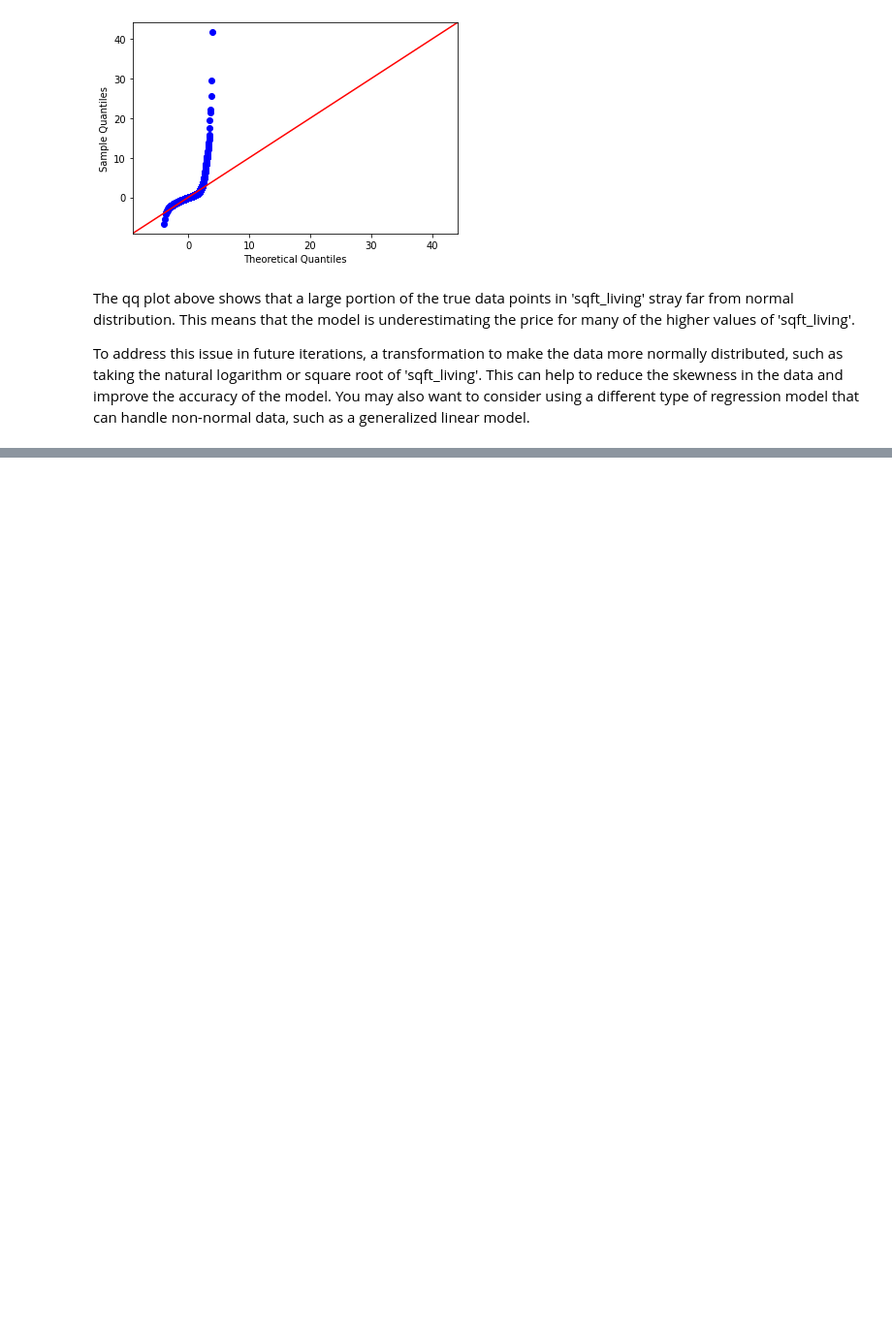
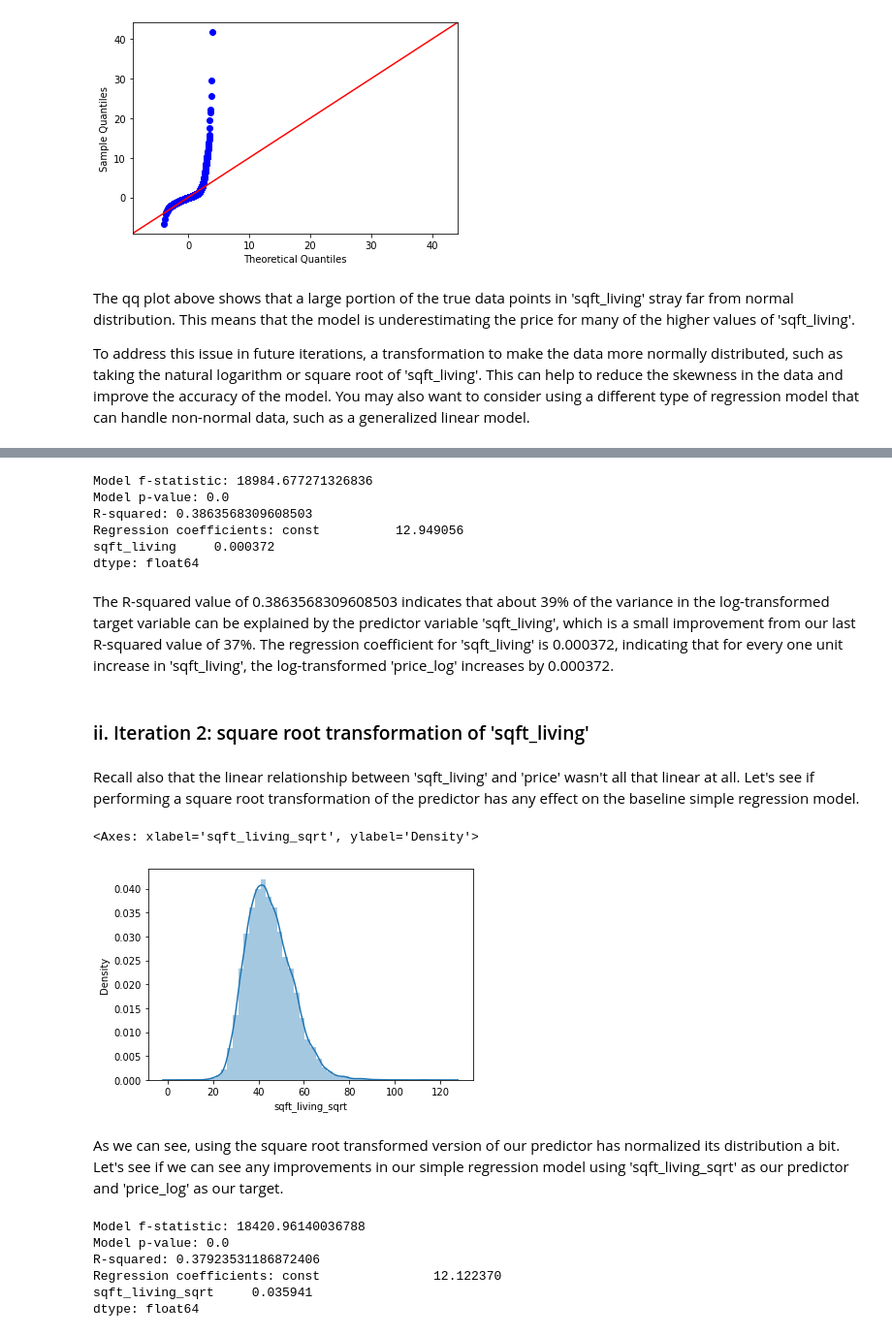
Before and after one commit to madelinebirch/PROJECT_Multiple_Linear_Regression, a Jupyter notebook: Untitled.ipynb, the cells around one changed output, grey strips where cells are left out. Shown at 97% size. Drawn from its saved outputs; the diff is of its cells as text; code cells hidden in the pictures; blank space fills up the shorter version.

```diff
--- a/Untitled.ipynb
+++ b/Untitled.ipynb
@@ -348,0 +389,29 @@ To address this issue in future iterations, a transformation to make the data mo
+# %%
+print('Model f-statistic:', second_results.fvalue)
+print('Model p-value:', second_results.f_pvalue)
+print('R-squared:', second_results.rsquared)
+print( 'Regression coefficients:', second_results.params)
+# %% [output]
+Model f-statistic: 18984.677271326836
+Model p-value: 0.0
+R-squared: 0.3863568309608503
+Regression coefficients: const          12.949056
+sqft_living     0.000372
+dtype: float64
+# %% [markdown]
+The R-squared value of 0.3863568309608503 indicates that about 39% of the variance in the log-transformed target variable can be explained by the predictor variable 'sqft_living', which is a small improvement from our last R-squared value of 37%. The regression coefficient for 'sqft_living' is 0.000372, indicating that for every one unit increase in 'sqft_living', the log-transformed 'price_log' increases by 0.000372.
+# %% [markdown]
+### ii. Iteration 2: square root transformation of 'sqft_living'
+# %% [markdown]
+Recall also that the linear relationship between 'sqft_living' and 'price' wasn't all that linear at all. Let's see if performing a square root transformation of the predictor has any effect on the baseline simple regression model.
+# %%
+# Creating square root transformed feature
+data['sqft_living_sqrt'] = np.sqrt(data['sqft_living'])
+# %%
+# Plotting distribution of transformed predictor
+sns.distplot(data['sqft_living_sqrt'], kde=True)
+# %% [output]
+<Axes: xlabel='sqft_living_sqrt', ylabel='Density'>
+[figure, added]
+# %% [markdown]
+As we can see, using the square root transformed version of our predictor has normalized its distribution a bit. Let's see if we can see any improvements in our simple regression model using 'sqft_living_sqrt' as our predictor and 'price_log' as our target.
@@ -348,0 +427,12 @@ To address this issue in future iterations, a transformation to make the data mo
+# %%
+print('Model f-statistic:', third_results.fvalue)
+print('Model p-value:', third_results.f_pvalue)
+print('R-squared:', third_results.rsquared)
+print( 'Regression coefficients:', third_results.params)
+# %% [output]
+Model f-statistic: 18420.96140036788
+Model p-value: 0.0
+R-squared: 0.37923531186872406
+Regression coefficients: const               12.122370
+sqft_living_sqrt     0.035941
+dtype: float64
```
Also changed, not shown: parts of 34 cells of this notebook.
